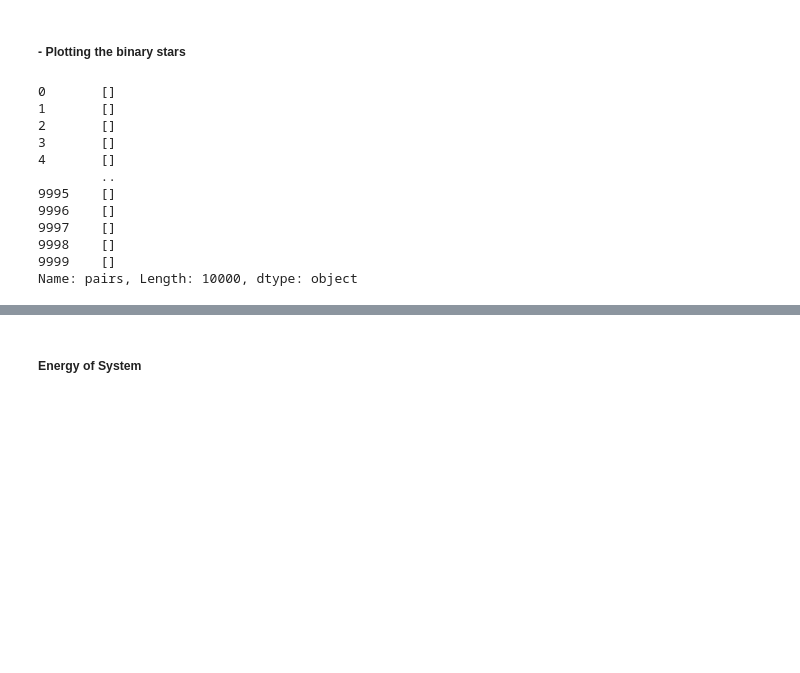
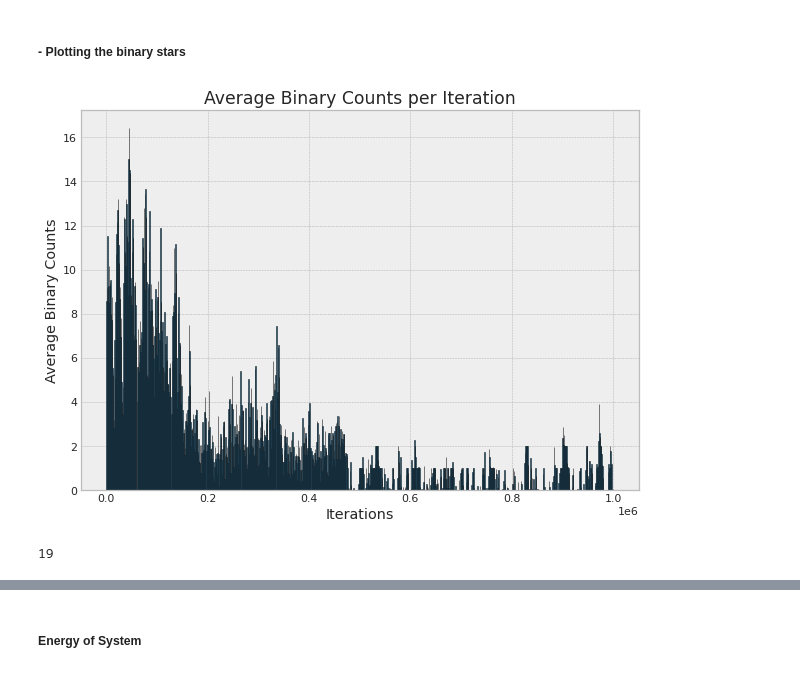
Before and after one commit to quartzar/n-body-cuda, a Jupyter notebook: nbody_notebook.ipynb, the cells around one changed output, grey strips where cells are left out. Cells and saved outputs as stored; diff of their text form; code cells hidden in the pictures; blank space fills up the shorter version.

```diff
--- a/nbody_notebook.ipynb
+++ b/nbody_notebook.ipynb
@@ -242,7 +281,7 @@ def find_bound_pairs(data):
 # %% [markdown]
 #### - Data retrieval
 # %%
-df, n_bodies, timestep, softening_factor, total_iterations, snapshot_interval, total_snapshots, total_time = process_data("2023-02-15--21-44-34")
+df, n_bodies, timestep, softening_factor, total_iterations, snapshot_interval, total_snapshots, total_time = process_data("2023-02-17--17-45-59")#("2023-02-15--21-44-34")#("sun_earth1")#
 GPE, KE, totalE = systemEnergy(df)
 df = find_bound_pairs(df)
 # sun_earth1
@@ -280,18 +310,3 @@ total_time: 2739.73 yrs | 0.0027 Myrs
 # binary_counts = binary_counts.loc[:,~binary_counts.T.duplicated()]
 # Convert to counts
 # binary_counts = binary_counts.groupby(level=0, axis=1).size()
-# %%
-print(df['pairs'])
-# %% [output]
-0       []
-1       []
-2       []
-3       []
-4       []
-        ..
-9995    []
-9996    []
-9997    []
-9998    []
-9999    []
-Name: pairs, Length: 10000, dtype: object
@@ -297,0 +316,44 @@ Name: pairs, Length: 10000, dtype: object
+# %%
+binary_counts = df['pairs'].apply(lambda row: sum(1 for _ in row))
+
+# Set data
+step_iterations = 1000.0
+x_data = np.arange(0, total_iterations)
+y_data = binary_counts
+
+# Calculate the number of bins
+num_bins = int(np.ceil(total_iterations / step_iterations))
+
+# Calculate the bin edges
+bin_edges = np.arange(num_bins+1) * step_iterations
+
+# Calculate the bin centers
+bin_centers = bin_edges[:-1] + step_iterations/2
+
+# Calculate the bin values
+bin_values, _ = np.histogram(np.arange(len(binary_counts)), bins=bin_edges, weights=binary_counts)
+
+# Divide by step_iterations to get the average
+bin_values = np.array(bin_values, dtype=float)
+bin_values /= step_iterations
+
+# Create bar plot using matplotlib
+plt.style.use('bmh')
+fig, ax = plt.subplots()
+fig.set_size_inches(10, 7)
+ax.bar(bin_centers, bin_values, width=step_iterations, edgecolor='black')
+
+# Set labels and title
+ax.set_xlabel('Iterations')
+ax.set_ylabel('Average Binary Counts')
+ax.set_title(f'Average Binary Counts per Iteration')
+
+# Show the plot
+plt.show()
+# %% [output]
+[figure, added]
+# %%
+binary_counts.argmax()
+binary_counts[77188]
+# %% [output]
+19
```
Also changed, not shown: parts of 7 cells of this notebook, 13 other files.
